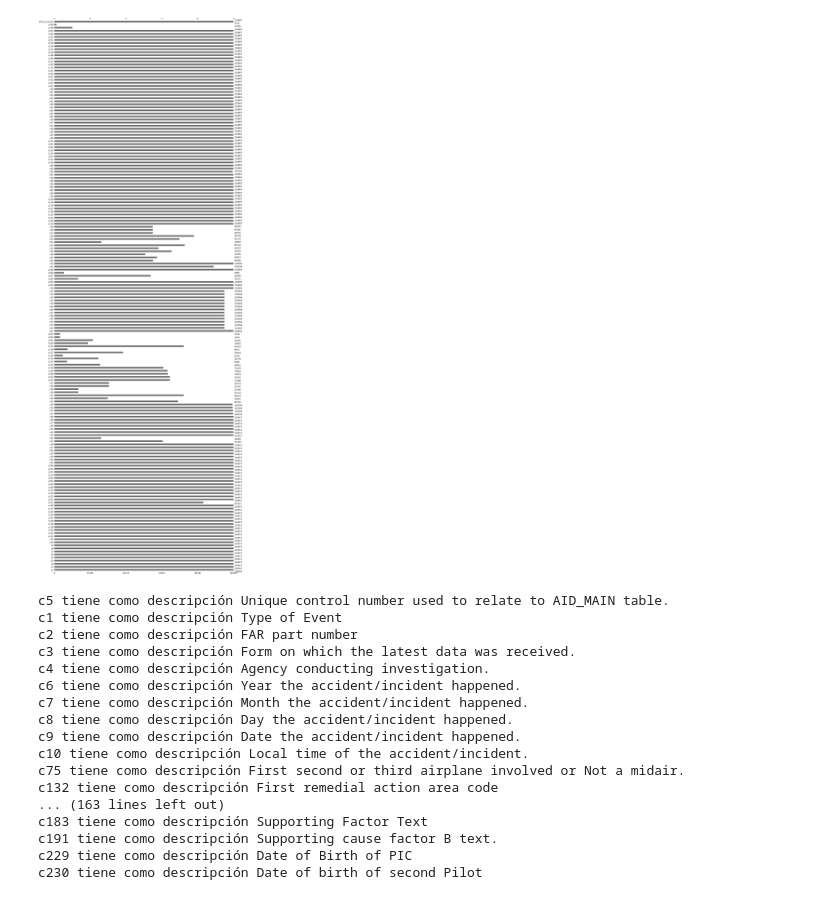
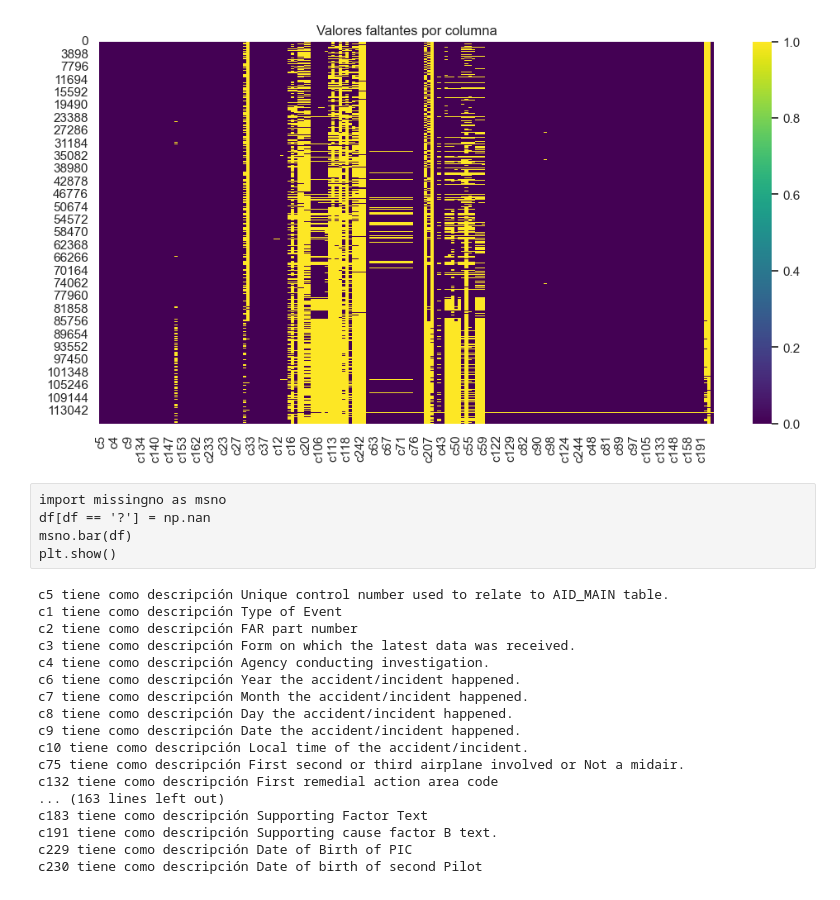
Before and after one commit to Vic-silo/TFM-EIP, a Jupyter notebook: ML-Models/PHA_tratamiento.ipynb, the cells around one changed output. Drawn from its saved outputs; the diff is of its cells as text; code cells hidden in the pictures.

Commit message:
Mejora visual estudio de datos PHA_tratamiento
Se ha mejorado de forma más visual la interpretación de los datos faltantes

```diff
--- a/ML-Models/PHA_tratamiento.ipynb
+++ b/ML-Models/PHA_tratamiento.ipynb
@@ -43,12 +28,27 @@ del dic_legend['>>>>>>> wip/victor']
 #print('[+] Numero de registros: ', len(dic_legend))
 # %%
 # contamos valores faltantes y representamos
-# %%
-df[df == '?'] = np.nan
-msno.bar(df)
-plt.show()
-# %% [output]
-[figure, removed]
+# %%
+import pandas as pd
+import seaborn as sns
+import matplotlib.pyplot as plt
+
+# leer el dataframe
+
+
+# crear el mapa de calor
+sns.set(style='white')
+plt.figure(figsize=(12, 6))
+sns.heatmap(df.isnull(), cmap='viridis')
+plt.title('Valores faltantes por columna')
+plt.show()
+# %% [output]
+[figure, added]
+# %% [raw]
+import missingno as msno
+df[df == '?'] = np.nan
+msno.bar(df)
+plt.show()
 # %%
 # mostrar equivalencia entre descripción y nombre columna
 for nombre in dic_legend:
```
Also changed, not shown: parts of 13 cells of this notebook.
